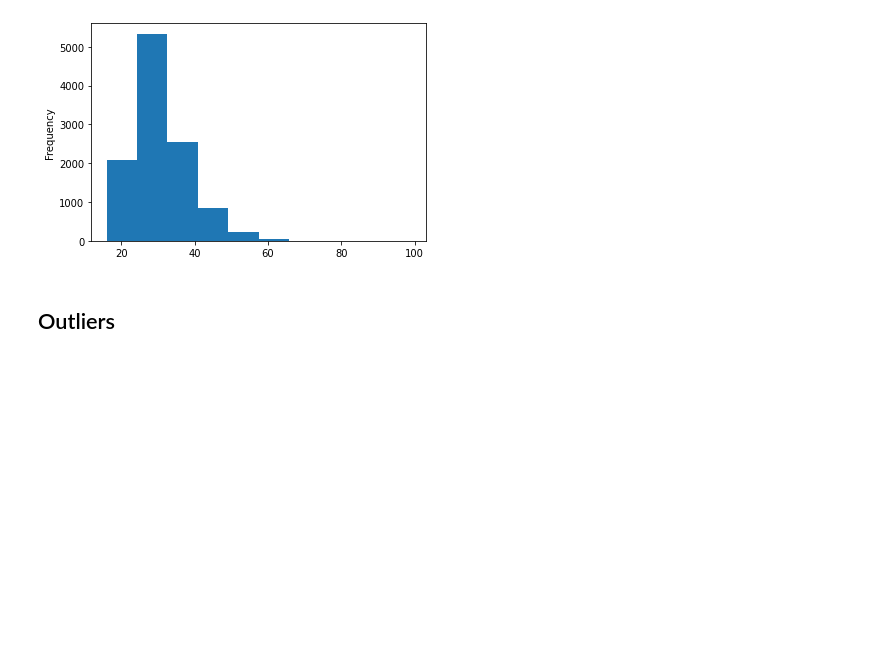
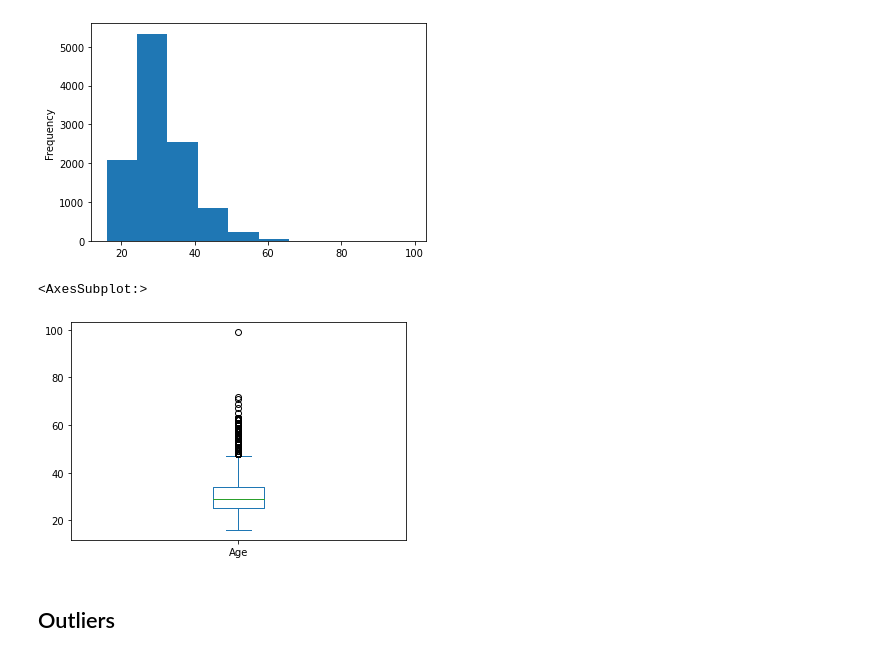
Before and after one commit to Phil-T1/ibm-data-analyst-capstone, a Jupyter notebook: Wk 3 - EDA/Wk 3 - Lab 1 - M3ExploratoryDataAnalysis-lab.ipynb, the cells around one changed output. Saved outputs shown, nothing was run; the diff lists cells and outputs as text; code cells hidden in the pictures; blank space fills up the shorter version.

```diff
--- a/Wk 3 - EDA/Wk 3 - Lab 1 - M3ExploratoryDataAnalysis-lab.ipynb
+++ b/Wk 3 - EDA/Wk 3 - Lab 1 - M3ExploratoryDataAnalysis-lab.ipynb
@@ -36,7 +36,7 @@ import pandas as pd
 # %% [markdown]
 Load the dataset into a dataframe.
 # %%
-#df_raw = pd.read_csv("https://cf-courses-data.s3.us.cloud-object-storage.appdomain.cloud/IBM-DA0321EN-SkillsNetwork/LargeData/m2_survey_data.csv")
+df_raw = pd.read_csv("https://cf-courses-data.s3.us.cloud-object-storage.appdomain.cloud/IBM-DA0321EN-SkillsNetwork/LargeData/m2_survey_data.csv")
 # %%
 # To re-run code without having to read csv again
 df = df_raw
@@ -107,6 +107,12 @@ df['Age'].plot.hist()
 # %% [output]
 <AxesSubplot:ylabel='Frequency'>
 [figure]
+# %%
+# Count outliers below Q1
+df['Age'].plot.box()
+# %% [output]
+<AxesSubplot:>
+[figure, added]
 # %% [markdown]
 ## Outliers
 # %% [markdown]
```
Also changed, not shown: parts of 1 cell of this notebook.
